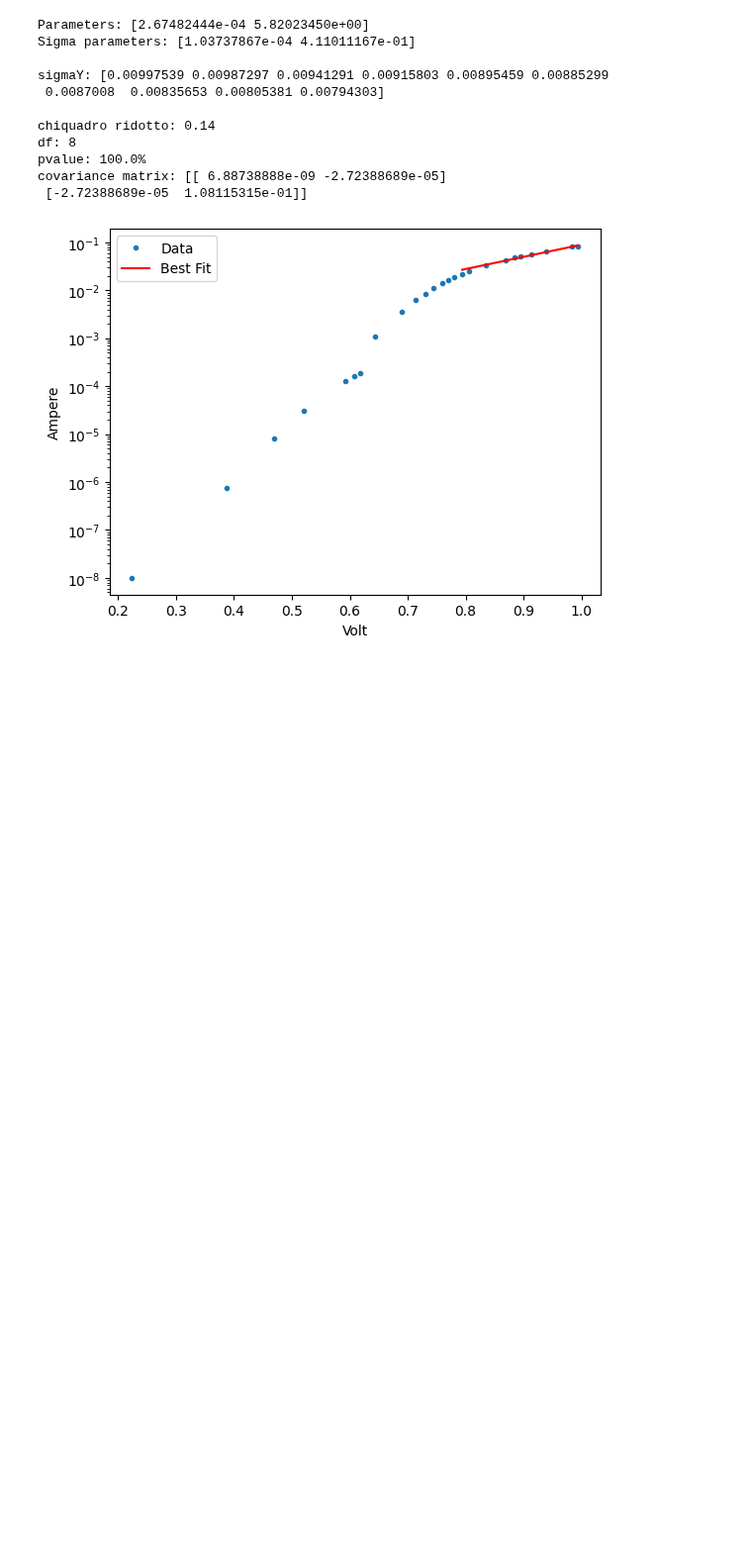
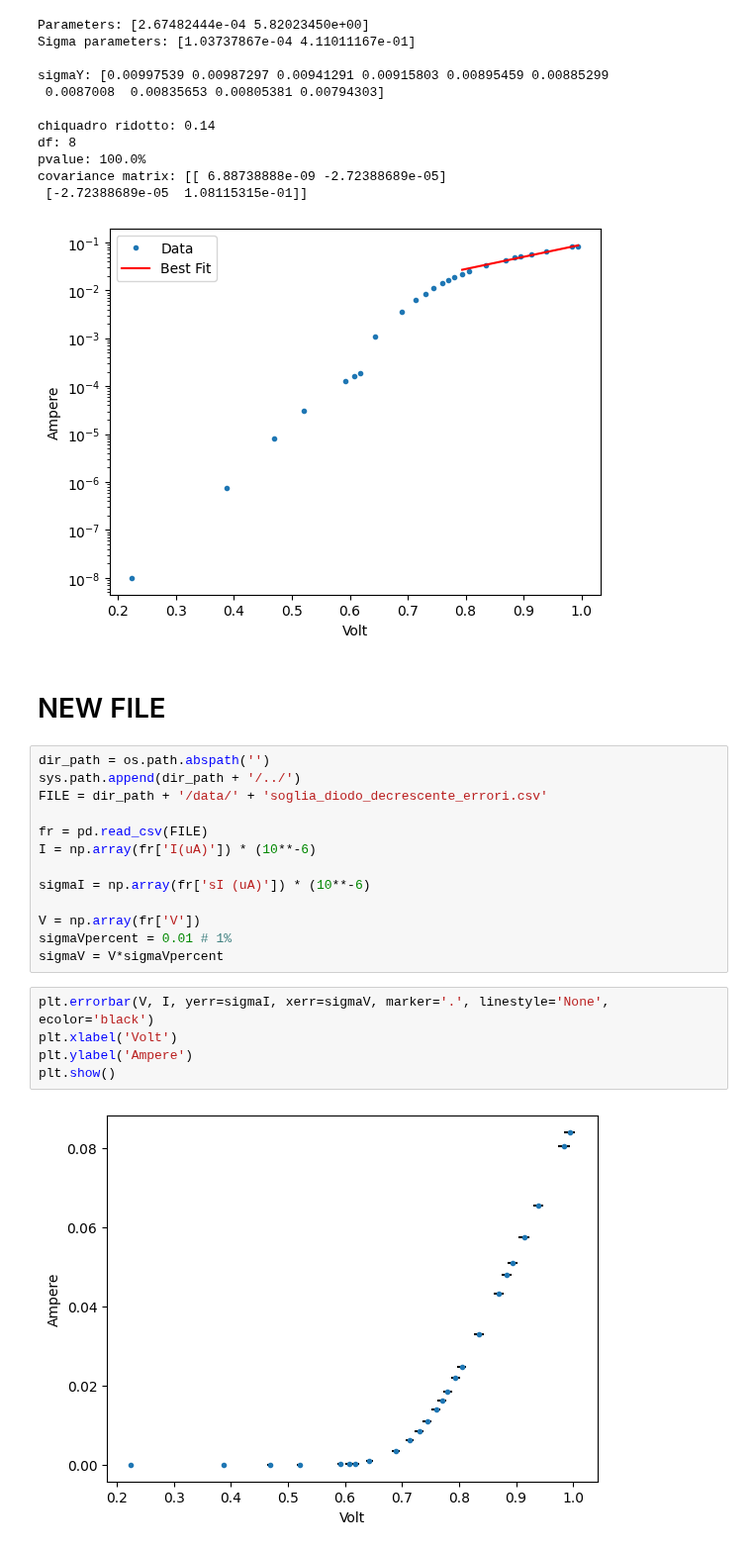
Before and after one commit to CarminatiGiovanni/LaboratorioFisica2, a Jupyter notebook: 20240307circuiti1/diodo.ipynb, the cells around one changed output. Shown at 99% size. Saved outputs shown, nothing was run; the diff lists cells and outputs as text; blank space fills up the shorter version.

Commit message:
fail diodo

```diff
--- a/20240307circuiti1/diodo.ipynb
+++ b/20240307circuiti1/diodo.ipynb
@@ -206,3 +205,25 @@ pvalue: 100.0%
 covariance matrix: [[ 6.88738888e-09 -2.72388689e-05]
  [-2.72388689e-05  1.08115315e-01]]
 [figure]
+# %% [markdown]
+# NEW FILE
+# %%
+dir_path = os.path.abspath('')
+sys.path.append(dir_path + '/../')
+FILE = dir_path + '/data/' + 'soglia_diodo_decrescente_errori.csv'
+
+fr = pd.read_csv(FILE)
+I = np.array(fr['I(uA)']) * (10**-6)
+
+sigmaI = np.array(fr['sI (uA)']) * (10**-6)
+
+V = np.array(fr['V'])
+sigmaVpercent = 0.01 # 1%
+sigmaV = V*sigmaVpercent
+# %%
+plt.errorbar(V, I, yerr=sigmaI, xerr=sigmaV, marker='.', linestyle='None', ecolor='black')
+plt.xlabel('Volt')
+plt.ylabel('Ampere')
+plt.show()
+# %% [output]
+[figure, added]
```
Also changed, not shown: parts of 1 cell of this notebook, 2 other files.
